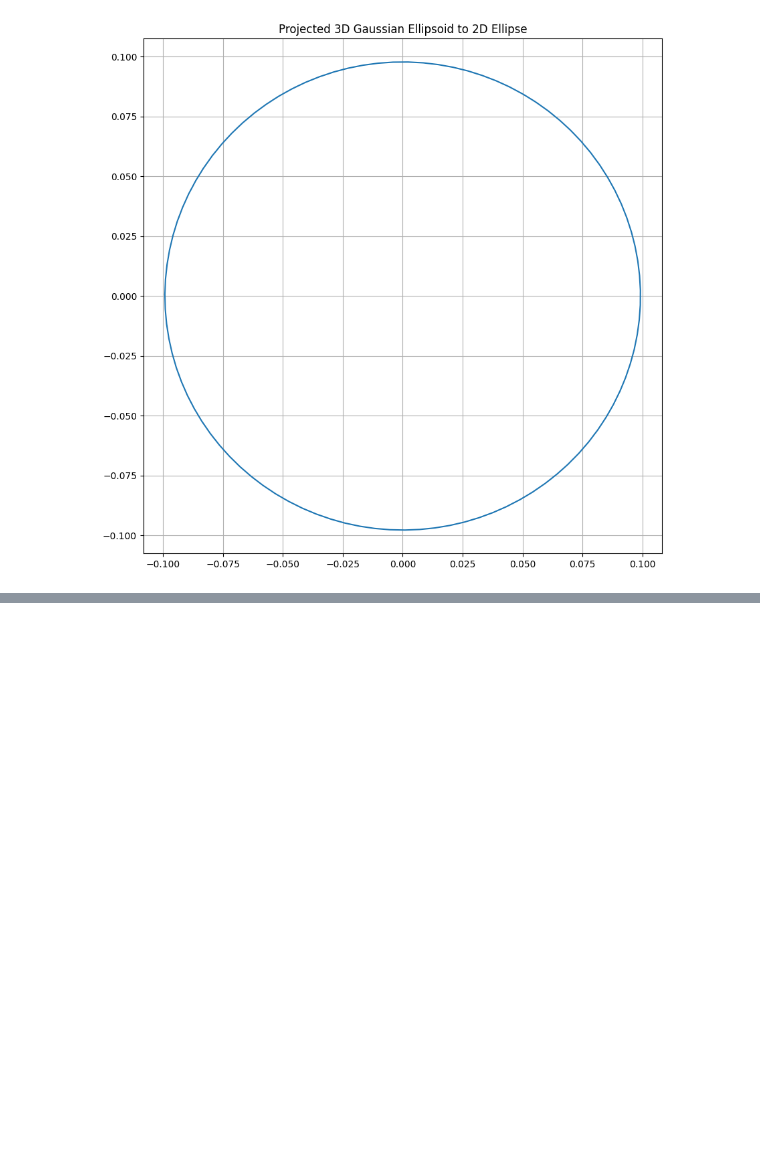
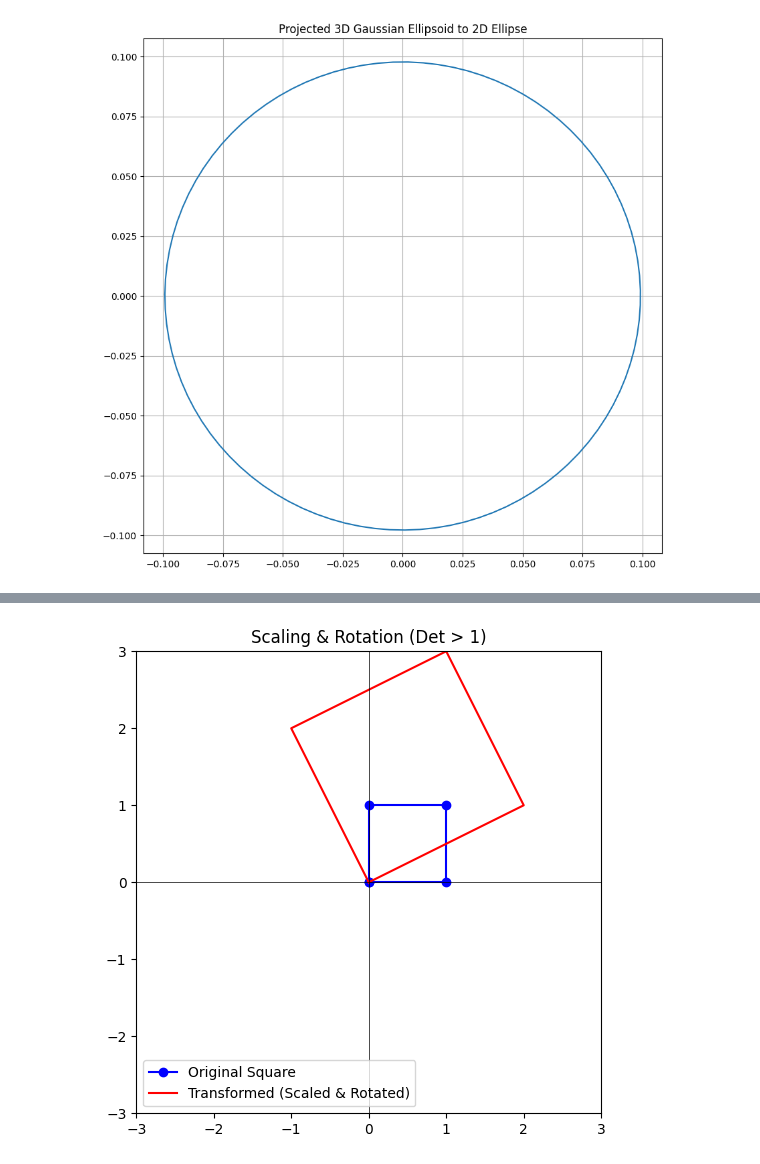
Before and after one commit to pure-water/462deferred, a Jupyter notebook: GPUvsTPU.ipynb, the cells around one changed output, grey strips where cells are left out. Saved outputs shown, nothing was run; the diff lists cells and outputs as text; code cells hidden in the pictures; blank space fills up the shorter version.

```diff
--- a/GPUvsTPU.ipynb
+++ b/GPUvsTPU.ipynb
@@ -353,0 +394,22 @@ Major axis: 0.09922842322348467, Minor axis: 0.09772210684559852, Angle: 179.595
+# %%
+# Define a transformation matrix that includes both scaling and rotation
+transform_matrix = np.array([[2, -1], [1, 2]])
+
+# Apply transformation
+transformed_square = square @ transform_matrix.T
+
+# Plot original and transformed shapes
+fig, ax = plt.subplots(figsize=(6, 6))
+
+ax.plot(square[:, 0], square[:, 1], 'bo-', label="Original Square")
+ax.plot(transformed_square[:, 0], transformed_square[:, 1], 'r-', label="Transformed (Scaled & Rotated)")
+ax.set_xlim(-3, 3)
+ax.set_ylim(-3, 3)
+ax.axhline(0, color='black', linewidth=0.5)
+ax.axvline(0, color='black', linewidth=0.5)
+ax.set_title("Scaling & Rotation (Det > 1)")
+ax.legend()
+
+plt.show()
+# %% [output]
+[figure, added]
```
Also changed, not shown: parts of 1 cell of this notebook.
